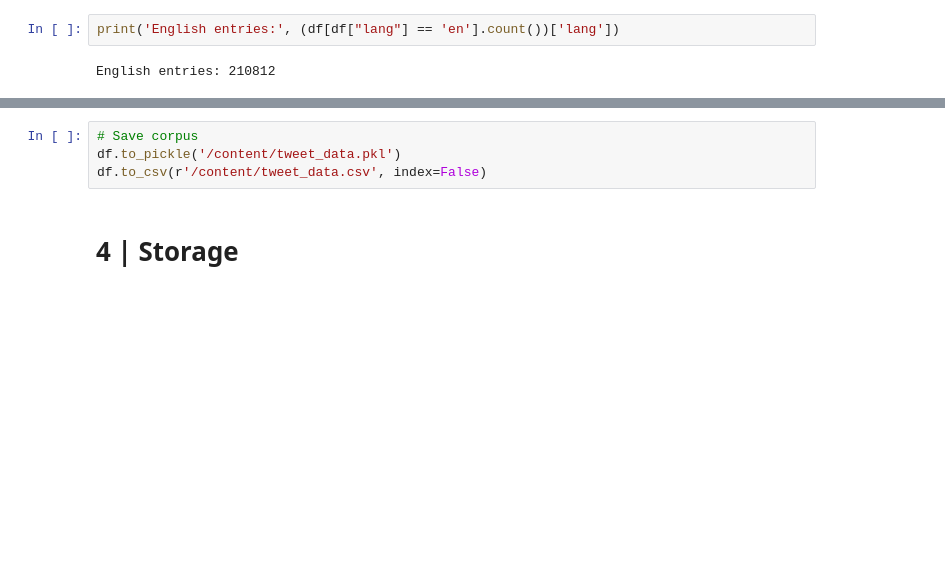
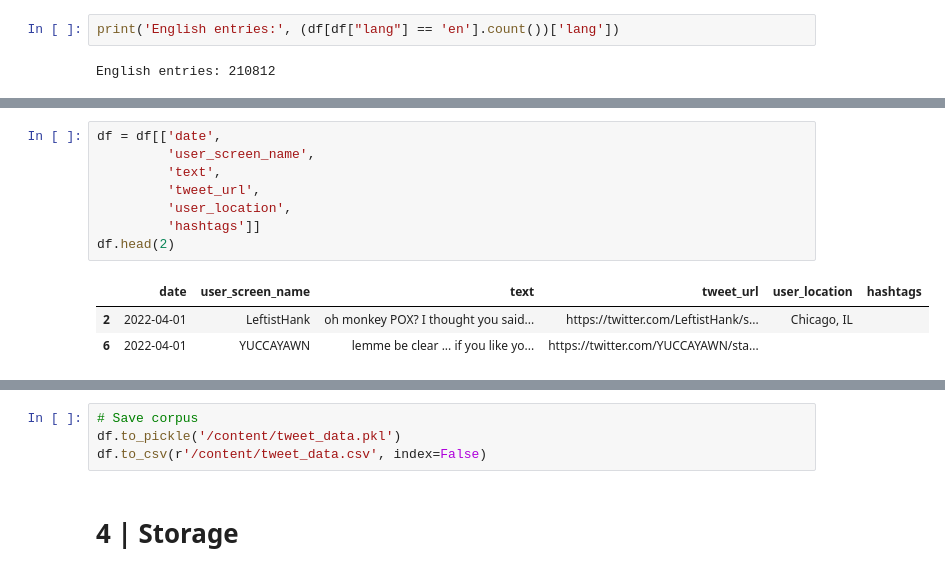
Before and after one commit to slp22/data-engineering-project, a Jupyter notebook: engineering_monkeypox_pipeline.ipynb, the cells around one changed output, grey strips where cells are left out. Drawn from its saved outputs; the diff is of its cells as text; blank space fills up the shorter version.

```diff
--- a/engineering_monkeypox_pipeline.ipynb
+++ b/engineering_monkeypox_pipeline.ipynb
@@ -553,3 +490,15 @@ Mosdeffff7            1
 Name: user_screen_name, Length: 15936, dtype: int64
 
  Num unique: 15936
+# %%
+df = df[['date',
+         'user_screen_name',
+         'text',
+         'tweet_url',
+         'user_location',
+         'hashtags']]
+df.head(2)
+# %% [output]
+|  | date | user_screen_name | text | tweet_url | user_location | hashtags |
+| 2 | 2022-04-01 | LeftistHank | oh monkey POX? I thought you said... | https://twitter.com/LeftistHank/s... | Chicago, IL |  |
+| 6 | 2022-04-01 | YUCCAYAWN | lemme be clear ... if you like yo... | https://twitter.com/YUCCAYAWN/sta... |  |  |
```
Also changed, not shown: parts of 53 cells of this notebook.
